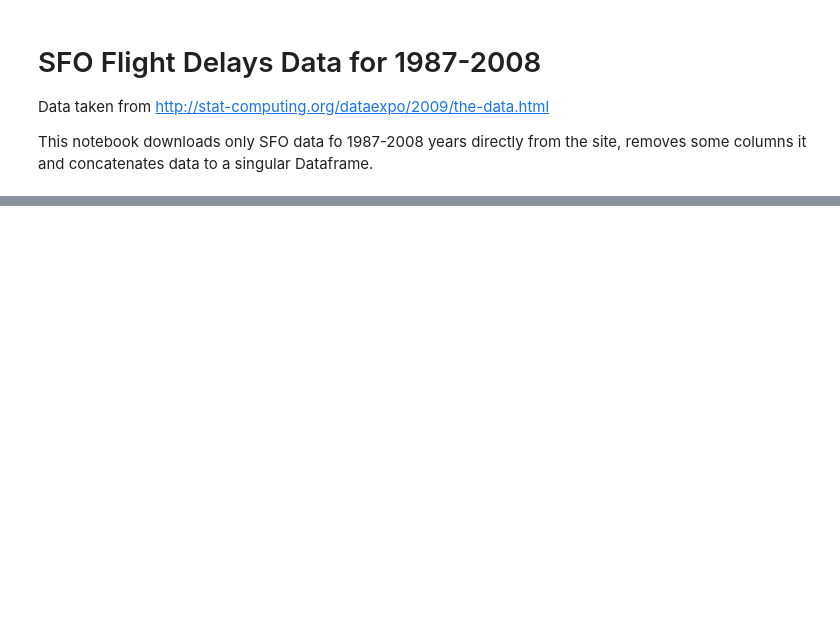
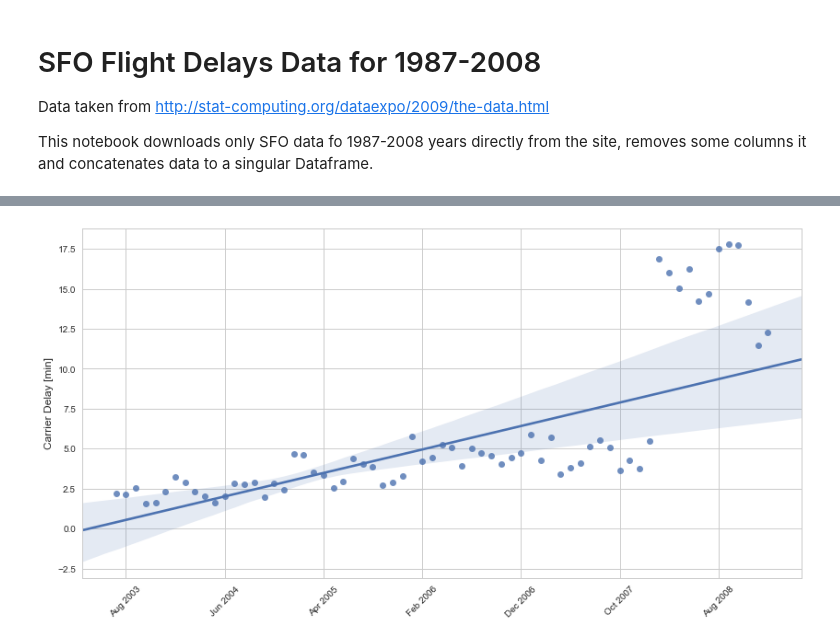
Before and after one commit to ivbsoftware/big-data-final, a Jupyter notebook: notebooks/igorb-all-flights-playground.ipynb, the cells around one changed output, grey strips where cells are left out. Saved outputs shown, nothing was run; the diff lists cells and outputs as text; code cells hidden in the pictures; blank space fills up the shorter version.

```diff
--- a/notebooks/igorb-all-flights-playground.ipynb
+++ b/notebooks/igorb-all-flights-playground.ipynb
@@ -65,0 +111,10 @@ dtype: int64
+# %%
+f, ax = plt.subplots(figsize=(14, 7))
+sns.regplot(x="row_count", y="CarrierDelay", data=delays, ax=ax, robust=True)
+ax.set_xticklabels(labels)
+plt.xticks(rotation = 45)
+ax.set_xlabel("", fontsize=12)
+ax.set_ylabel("Carrier Delay [min]", fontsize=12)
+plt.show()
+# %% [output]
+[figure, added]
```
Also changed, not shown: parts of 12 cells of this notebook, 3 other files.
